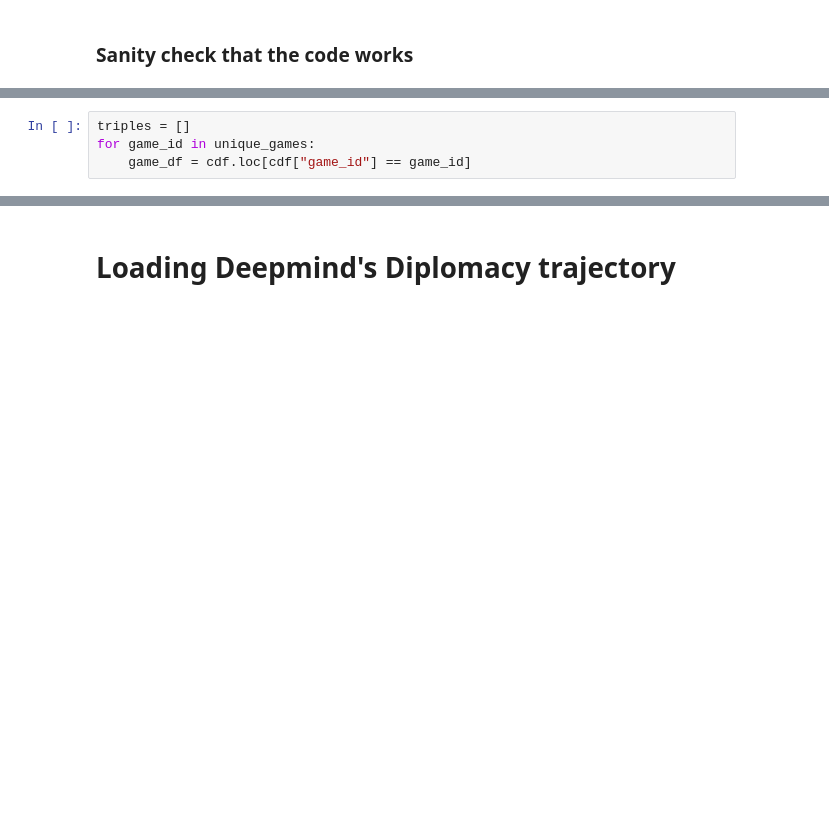
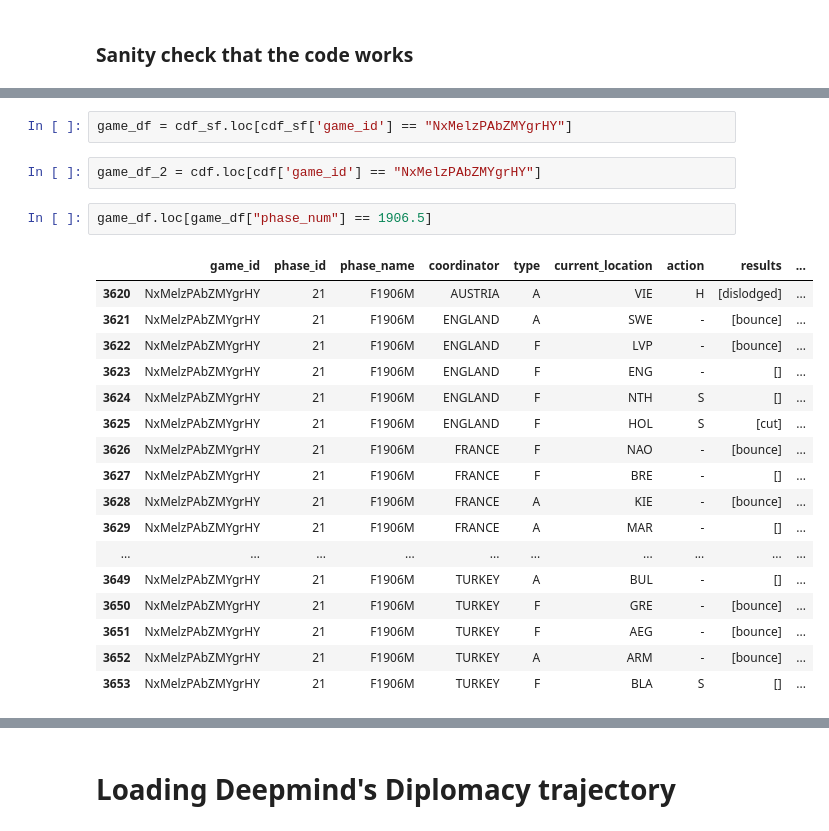
Before and after one commit to amimem/agent_abstraction, a Jupyter notebook: notebooks/diplomacy.ipynb, the cells around one changed output, grey strips where cells are left out. Saved outputs shown, nothing was run; the diff lists cells and outputs as text; blank space fills up the shorter version.

```diff
--- a/notebooks/diplomacy.ipynb
+++ b/notebooks/diplomacy.ipynb
@@ -488,4 +705,24 @@ for game_id in unique_games:
+# %%
+game_df = cdf_sf.loc[cdf_sf['game_id'] == "NxMelzPAbZMYgrHY"]
 # %%
-triples = []
-for game_id in unique_games:
-    game_df = cdf.loc[cdf["game_id"] == game_id]
+game_df_2 = cdf.loc[cdf['game_id'] == "NxMelzPAbZMYgrHY"]
+# %%
+game_df.loc[game_df["phase_num"] == 1906.5]
+# %% [output]
+|  | game_id | phase_id | phase_name | coordinator | type | current_location | action | results | ... |
+| 3620 | NxMelzPAbZMYgrHY | 21 | F1906M | AUSTRIA | A | VIE | H | [dislodged] | ... |
+| 3621 | NxMelzPAbZMYgrHY | 21 | F1906M | ENGLAND | A | SWE | - | [bounce] | ... |
+| 3622 | NxMelzPAbZMYgrHY | 21 | F1906M | ENGLAND | F | LVP | - | [bounce] | ... |
+| 3623 | NxMelzPAbZMYgrHY | 21 | F1906M | ENGLAND | F | ENG | - | [] | ... |
+| 3624 | NxMelzPAbZMYgrHY | 21 | F1906M | ENGLAND | F | NTH | S | [] | ... |
+| 3625 | NxMelzPAbZMYgrHY | 21 | F1906M | ENGLAND | F | HOL | S | [cut] | ... |
+| 3626 | NxMelzPAbZMYgrHY | 21 | F1906M | FRANCE | F | NAO | - | [bounce] | ... |
+| 3627 | NxMelzPAbZMYgrHY | 21 | F1906M | FRANCE | F | BRE | - | [] | ... |
+| 3628 | NxMelzPAbZMYgrHY | 21 | F1906M | FRANCE | A | KIE | - | [bounce] | ... |
+| 3629 | NxMelzPAbZMYgrHY | 21 | F1906M | FRANCE | A | MAR | - | [] | ... |
+| ... | ... | ... | ... | ... | ... | ... | ... | ... | ... |
+| 3649 | NxMelzPAbZMYgrHY | 21 | F1906M | TURKEY | A | BUL | - | [] | ... |
+| 3650 | NxMelzPAbZMYgrHY | 21 | F1906M | TURKEY | F | GRE | - | [bounce] | ... |
+| 3651 | NxMelzPAbZMYgrHY | 21 | F1906M | TURKEY | F | AEG | - | [bounce] | ... |
+| 3652 | NxMelzPAbZMYgrHY | 21 | F1906M | TURKEY | A | ARM | - | [bounce] | ... |
+| 3653 | NxMelzPAbZMYgrHY | 21 | F1906M | TURKEY | F | BLA | S | [] | ... |
```
Also changed, not shown: parts of 70 cells of this notebook.
